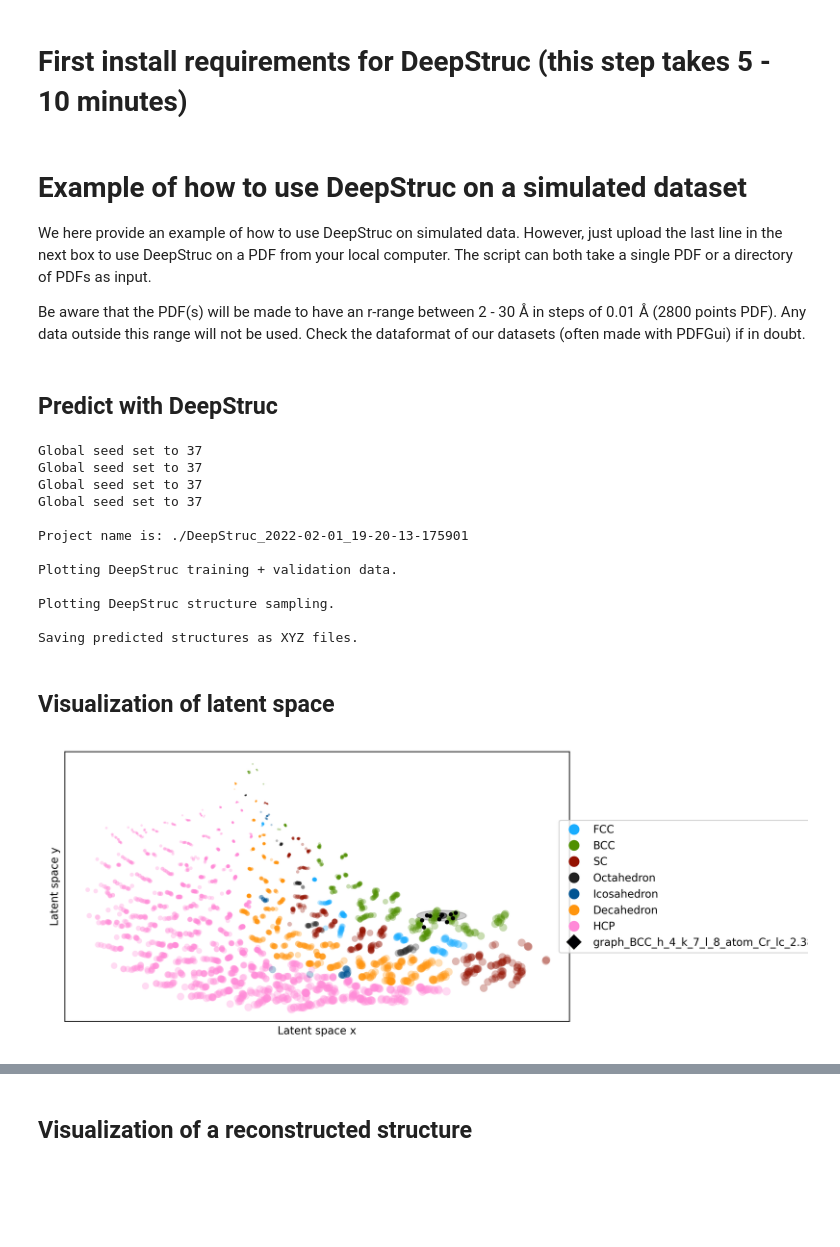
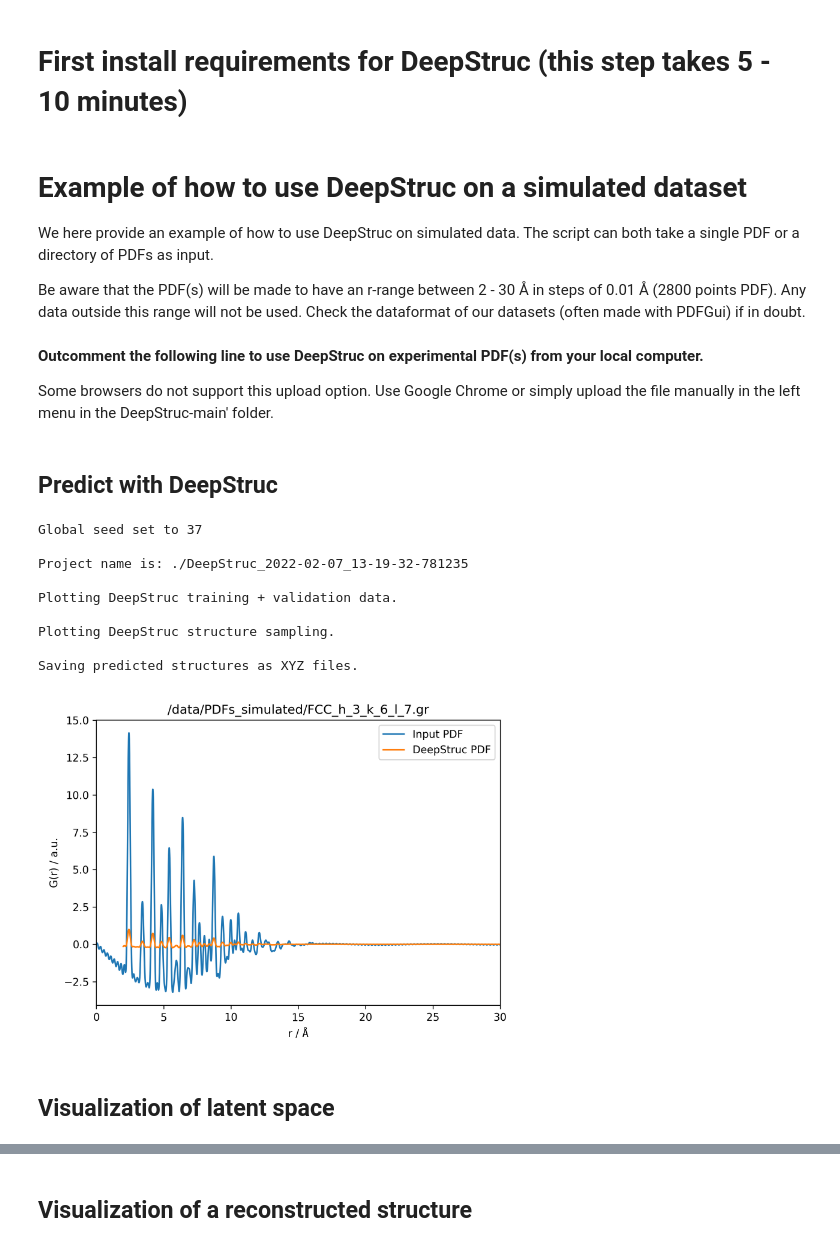
Before and after one commit to EmilSkaaning/DeepStruc, a Jupyter notebook: DeepStruc.ipynb, the cells around one changed output, grey strips where cells are left out. Saved outputs shown, nothing was run; the diff lists cells and outputs as text; code cells hidden in the pictures; blank space fills up the shorter version.

```diff
--- a/DeepStruc.ipynb
+++ b/DeepStruc.ipynb
@@ -36,16 +36,16 @@ os.chdir("DeepStruc-main")
 # %% [markdown]
 # Example of how to use DeepStruc on a simulated dataset
 
-We here provide an example of how to use DeepStruc on simulated data. However, just upload the last line in the next box to use DeepStruc on a PDF from your local computer.
-The script can both take a single PDF or a directory of PDFs as input.
+We here provide an example of how to use DeepStruc on simulated data. The script can both take a single PDF or a directory of PDFs as input.
 
 Be aware that the PDF(s) will be made to have an r-range between 2 - 30 Å in steps of 0.01 Å (2800 points PDF). Any data outside this range will not be used. Check the dataformat of our datasets (often made with PDFGui) if in doubt.
 # %%
-PDFFile = "/data/PDFs_simulated/graph_BCC_h_4_k_7_l_8_atom_Cr_lc_2.38.gr" #"data/PDFs_simulated/graph_BCC_h_4_k_7_l_8_atom_Cr_lc_2.38.gr" # Path to PDF(s).
+PDFFile = "/data/PDFs_simulated/FCC_h_3_k_6_l_7.gr" # Path to PDF(s).
 Nstructures = 10 # Number of samples/structures generated for each unique PDF
-structure = 1 # Which of the Nstructures to visualize. (Goes from 0 to Nstructures - 1)
+structure = 0 # Which of the Nstructures to visualize. (Goes from 0 to Nstructures - 1)
 sigma = 3 # Sample to '-s' sigma in the normal distribution
 plot = True # Plots sampled structures on top of DeepStruc training data.
-
-# Outcomment the following line to upload experimental PDF(s)
-#PDFFile = list(files.upload())[0] # Upload PDF(s) from local computer
+# %% [markdown]
+**Outcomment the following line to use DeepStruc on experimental PDF(s) from your local computer.**
+
+Some browsers do not support this upload option. Use Google Chrome or simply upload the file manually in the left menu in the DeepStruc-main' folder.
@@ -54,27 +56,23 @@ plot = True # Plots sampled structures on top of DeepStruc training data.
 # %%
 # Use DeepStruc on the uploaded PDF(s)
 !python predict.py -d $PDFFile -n $Nstructures -s $sigma -p $plot
+
+# Get the latest results
+all_subdirs = [d for d in os.listdir('.') if os.path.isdir(d)]
+latest_subdir = max(all_subdirs, key=os.path.getmtime)
+
+# Plot the latent space
+Image(latest_subdir + '/PDFs.png', width = 480, height = 360)
 # %% [output]
-Global seed set to 37
-Global seed set to 37
-Global seed set to 37
 Global seed set to 37
 
-Project name is: ./DeepStruc_2022-02-01_19-20-13-175901
+Project name is: ./DeepStruc_2022-02-07_13-19-32-781235
 
 Plotting DeepStruc training + validation data.
 
 Plotting DeepStruc structure sampling.
 
 Saving predicted structures as XYZ files.
+[figure, added]
 # %% [markdown]
 ## Visualization of latent space
-# %%
-# Get the latest results
-all_subdirs = [d for d in os.listdir('.') if os.path.isdir(d)]
-latest_subdir = max(all_subdirs, key=os.path.getmtime)
-
-# Plot the latent space
-Image(latest_subdir + '/ls.png')
-# %% [output]
-[figure, removed]
```
Also changed, not shown: parts of 7 cells of this notebook.
